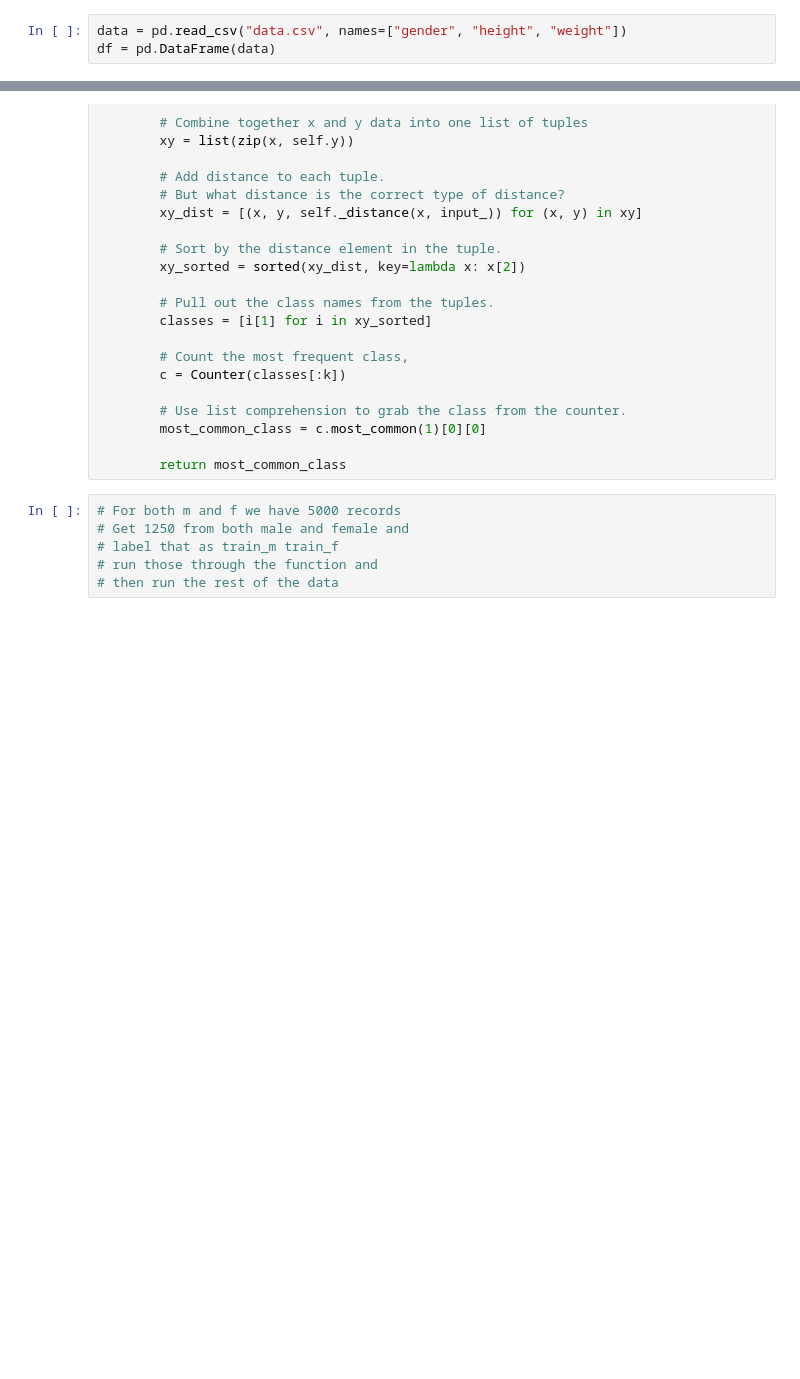
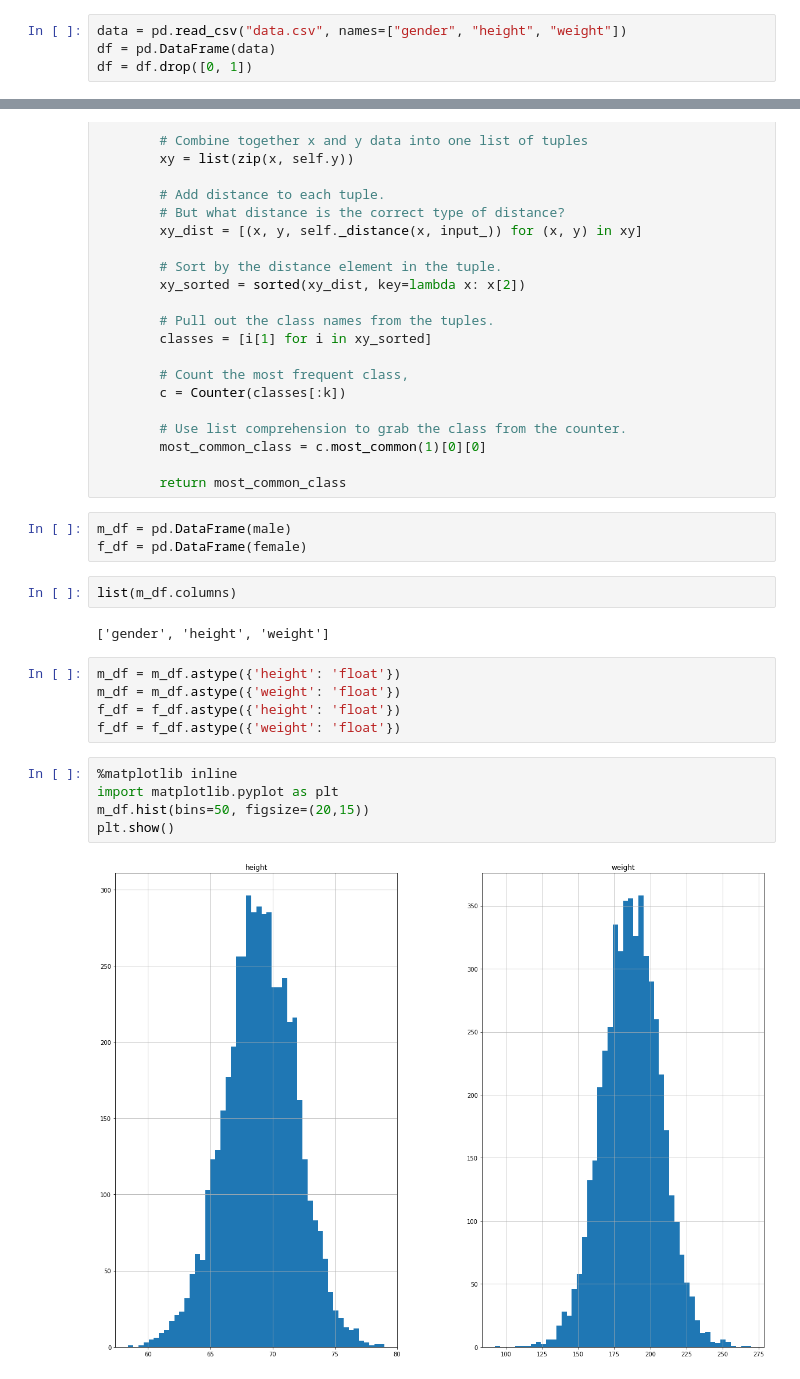
Before and after one commit to GaelGil/algorithms, a Jupyter notebook: data_stuff/knn/things.ipynb, the cells around one changed output, grey strips where cells are left out. Saved outputs shown, nothing was run; the diff lists cells and outputs as text; blank space fills up the shorter version.

Commit message:
got some new graphs

```diff
--- a/data_stuff/knn/things.ipynb
+++ b/data_stuff/knn/things.ipynb
@@ -7,5 +7,6 @@ from collections import Counter
 # %%
 data = pd.read_csv("data.csv", names=["gender", "height", "weight"])
 df = pd.DataFrame(data)
+df = df.drop([0, 1])
 # %%
 df
@@ -69,9 +104,22 @@ class KNNClassifier:
         most_common_class = c.most_common(1)[0][0]
 
         return most_common_class
-# %%
-# For both m and f we have 5000 records
-# Get 1250 from both male and female and
-# label that as train_m train_f
-# run those through the function and
-# then run the rest of the data
+# %%
+m_df = pd.DataFrame(male)
+f_df = pd.DataFrame(female)
+# %%
+list(m_df.columns)
+# %% [output]
+['gender', 'height', 'weight']
+# %%
+m_df = m_df.astype({'height': 'float'})
+m_df = m_df.astype({'weight': 'float'})
+f_df = f_df.astype({'height': 'float'})
+f_df = f_df.astype({'weight': 'float'})
+# %%
+%matplotlib inline
+import matplotlib.pyplot as plt
+m_df.hist(bins=50, figsize=(20,15))
+plt.show()
+# %% [output]
+[figure, added]
```
Also changed, not shown: parts of 6 cells of this notebook, 4 other files.
